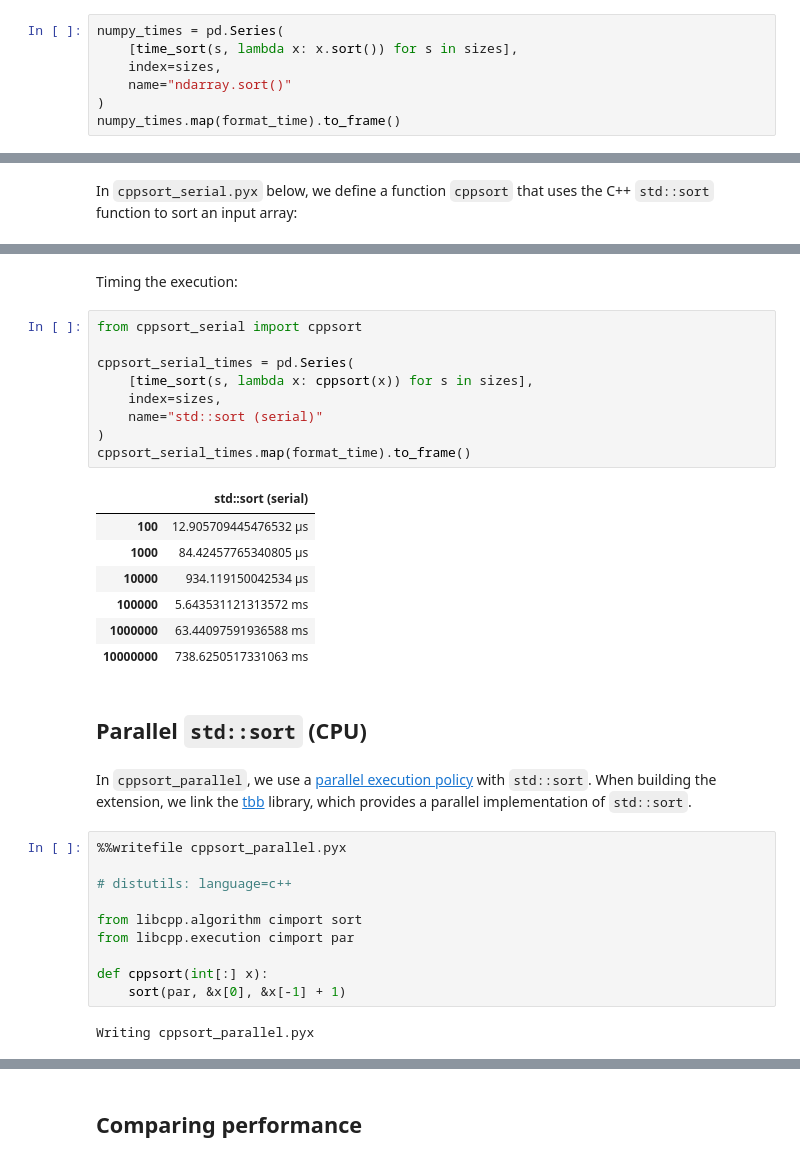
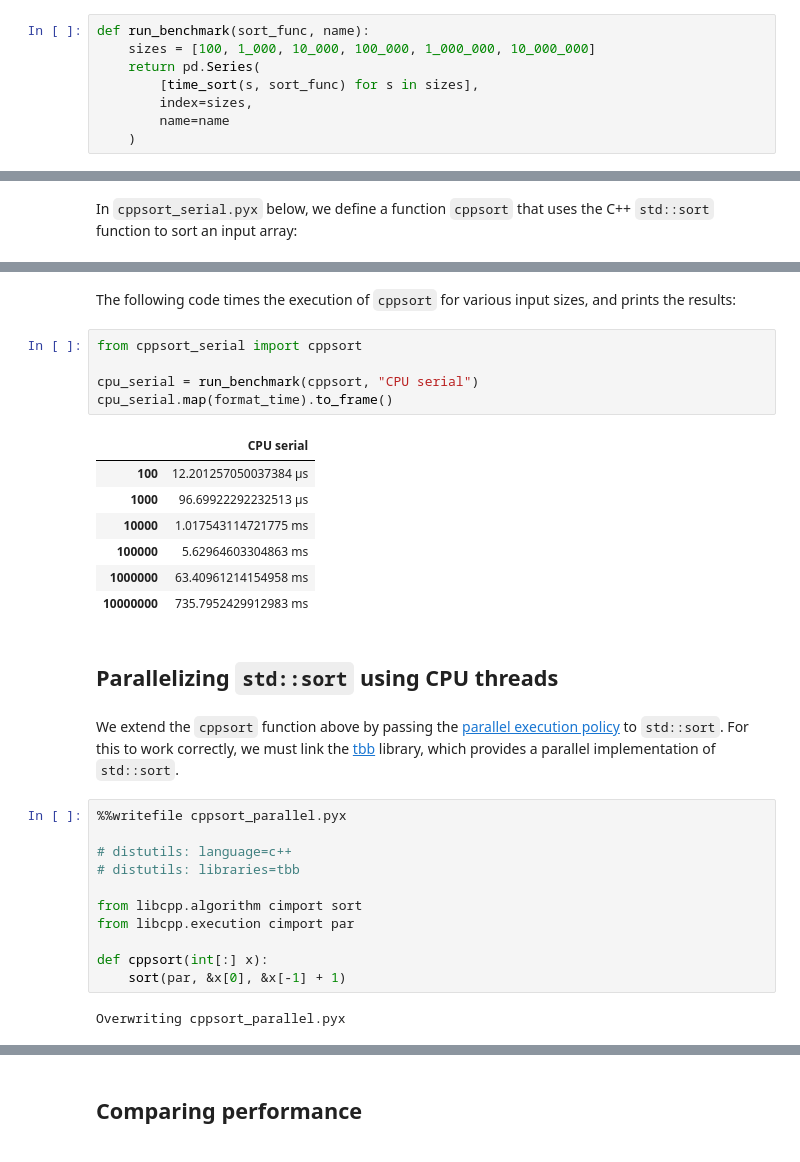
Before and after one commit to shwina/stdpar-cython, a Jupyter notebook: sort.ipynb, the cells around one changed output, grey strips where cells are left out. Cells and saved outputs as stored; diff of their text form.

```diff
--- a/sort.ipynb
+++ b/sort.ipynb
@@ -32,7 +35,8 @@ sizes = [100, 1_000, 10_000, 100_000, 1_000_000, 10_000_000]
 # %%
-numpy_times = pd.Series(
-    [time_sort(s, lambda x: x.sort()) for s in sizes],
-    index=sizes,
-    name="ndarray.sort()"
-)
-numpy_times.map(format_time).to_frame()
+def run_benchmark(sort_func, name):
+    sizes = [100, 1_000, 10_000, 100_000, 1_000_000, 10_000_000]
+    return pd.Series(
+        [time_sort(s, sort_func) for s in sizes],
+        index=sizes,
+        name=name
+    )
@@ -78,30 +63,27 @@ copying build/lib.linux-x86_64-3.8/cppsort_serial.cpython-38-x86_64-linux-gnu.so
-# %% [markdown]
-Timing the execution:
+# %% [markdown]
+The following code times the execution of `cppsort` for various input sizes, and prints the results:
 # %%
 from cppsort_serial import cppsort
 
-cppsort_serial_times = pd.Series(
-    [time_sort(s, lambda x: cppsort(x)) for s in sizes],
-    index=sizes,
-    name="std::sort (serial)"
-)
-cppsort_serial_times.map(format_time).to_frame()
+cpu_serial = run_benchmark(cppsort, "CPU serial")
+cpu_serial.map(format_time).to_frame()
 # %% [output]
-|  | std::sort (serial) |
-| 100 | 12.905709445476532 µs |
-| 1000 | 84.42457765340805 µs |
-| 10000 | 934.119150042534 µs |
-| 100000 | 5.643531121313572 ms |
-| 1000000 | 63.44097591936588 ms |
-| 10000000 | 738.6250517331063 ms |
+|  | CPU serial |
+| 100 | 12.201257050037384 µs |
+| 1000 | 96.69922292232513 µs |
+| 10000 | 1.017543114721775 ms |
+| 100000 | 5.62964603304863 ms |
+| 1000000 | 63.40961214154958 ms |
+| 10000000 | 735.7952429912983 ms |
 # %% [markdown]
-## Parallel `std::sort` (CPU)
+## Parallelizing `std::sort` using CPU threads
 # %% [markdown]
-In `cppsort_parallel`, we use a [parallel execution policy](https://en.cppreference.com/w/cpp/algorithm/execution_policy_tag_t) with `std::sort`. When building the extension, we link the [tbb](https://github.com/oneapi-src/oneTBB) library, which provides a parallel implementation of `std::sort`.
+We extend the `cppsort` function above by passing the [parallel execution policy](https://en.cppreference.com/w/cpp/algorithm/execution_policy_tag_t) to `std::sort`. For this to work correctly, we must link the [tbb](https://github.com/oneapi-src/oneTBB) library, which provides a parallel implementation of `std::sort`.
 # %%
 %%writefile cppsort_parallel.pyx
 
 # distutils: language=c++
+# distutils: libraries=tbb
 
 from libcpp.algorithm cimport sort
 from libcpp.execution cimport par
@@ -109,5 +91,5 @@ from libcpp.execution cimport par
 def cppsort(int[:] x):
     sort(par, &x[0], &x[-1] + 1)
 # %% [output]
-Writing cppsort_parallel.pyx
+Overwriting cppsort_parallel.pyx
 # %%
```
Also changed, not shown: parts of 30 cells of this notebook, 1 other file.
